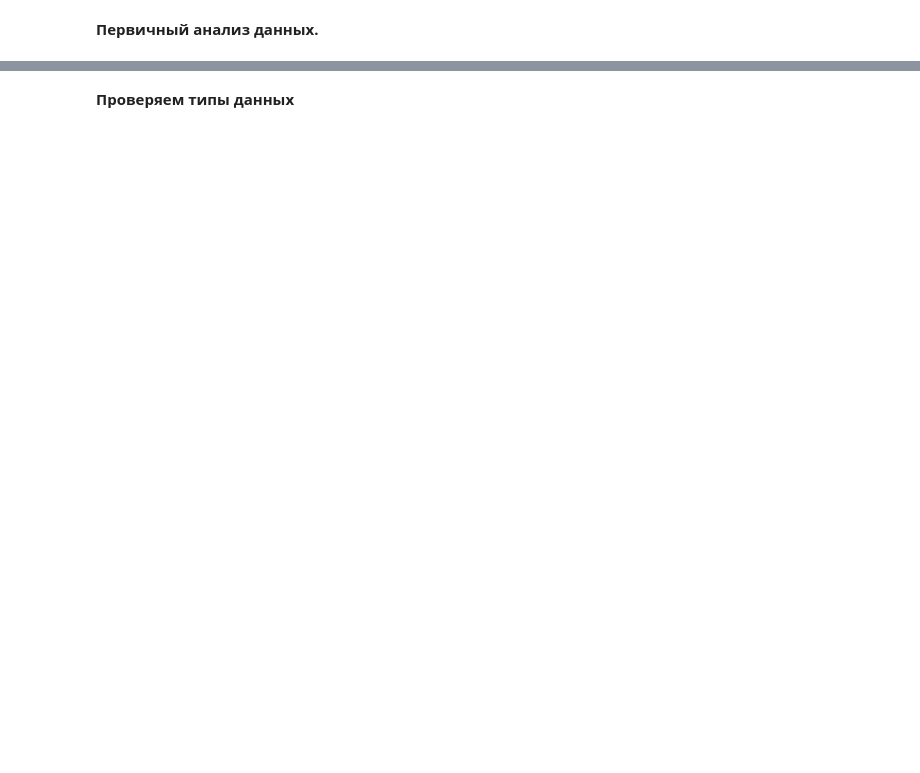
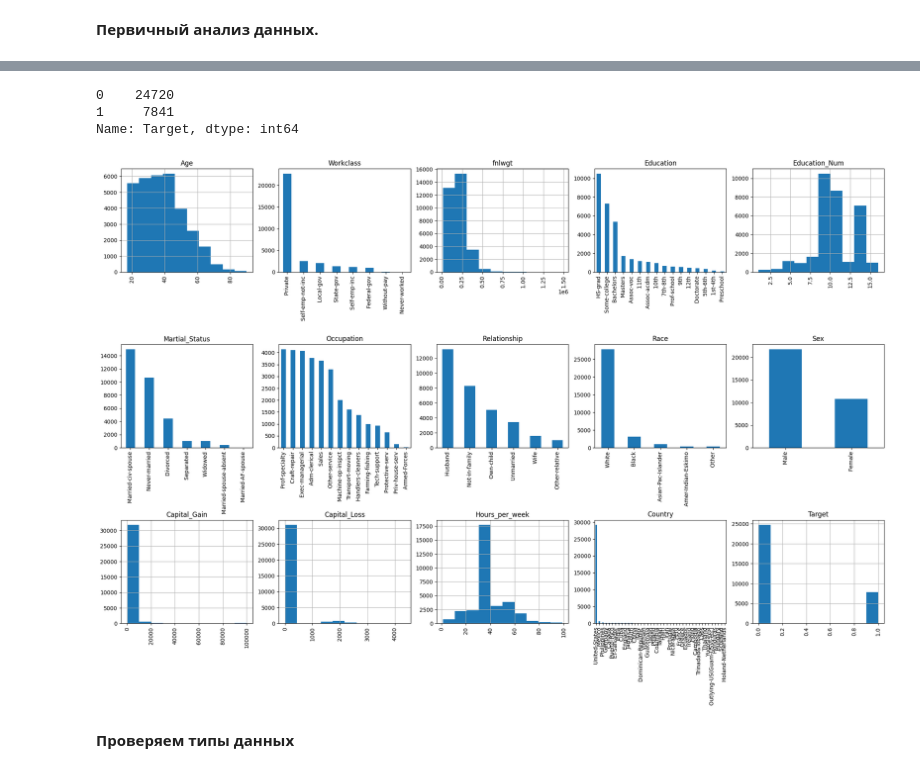
Before and after one commit to amhtj/DL-HSE, a Jupyter notebook: homeworks/0205_homework.ipynb, the cells around one changed output, grey strips where cells are left out. Saved outputs shown, nothing was run; the diff lists cells and outputs as text; code cells hidden in the pictures; blank space fills up the shorter version.

```diff
--- a/homeworks/0205_homework.ipynb
+++ b/homeworks/0205_homework.ipynb
@@ -92,6 +102,5 @@ https://archive.ics.uci.edu/ml/datasets/adult (для ознакомления,
 # %% [markdown]
 **Считываем обучающую и тестовую выборки.**
 # %%
-# если в Jupyter Notebook:
-
-data_train = pd.read_csv('../../data/adult_train.csv', sep=';')
+data_train = pd.read_csv('../datasets/adult_train.csv', sep=';')
+data_train.tail()
@@ -104,25 +124,14 @@ data_test.tail()
-# %%
-# если в Google Colab:
-
-from google.colab import drive
-drive.mount('/content/drive')
-
-data_train = pd.read_csv("/content/drive/MyDrive/adult_train.csv", sep=';')
-data_train.tail()
-
-data_test = pd.read_csv("/content/drive/MyDrive/adult_test.csv", sep=';')
-data_test.tail()
 # %%
 # необходимо убрать строки с неправильными метками в тестовой выборке
 data_test = data_test[(data_test['Target'] == ' >50K.')
                       | (data_test['Target']==' <=50K.')]
 
 # перекодируем target в числовое поле
-data_train.at[data_train['Target'] == ' <=50K', 'Target'] = 0
-data_train.at[data_train['Target'] == ' >50K', 'Target'] = 1
+data_train.replace(' <=50K', 0, inplace=True)
+data_train.replace(' >50K', 1, inplace=True)
 
-data_test.at[data_test['Target'] == ' <=50K.', 'Target'] = 0
-data_test.at[data_test['Target'] == ' >50K.', 'Target'] = 1
+data_test.replace(' <=50K.', 0, inplace=True)
+data_test.replace(' >50K.', 1, inplace=True)
 # %% [markdown]
 **Первичный анализ данных.**
 # %%
@@ -130,18 +156,24 @@ data_test.describe(include='all').T
 # %%
 data_train['Target'].value_counts()
+# %% [output]
+0    24720
+1     7841
+Name: Target, dtype: int64
 # %%
 fig = plt.figure(figsize=(25, 15))
 cols = 5
-rows = np.ceil(float(data_train.shape[1]) / cols)
+rows = int(np.ceil(float(data_train.shape[1]) / cols))
 for i, column in enumerate(data_train.columns):
     ax = fig.add_subplot(rows, cols, i + 1)
     ax.set_title(column)
-    if data_train.dtypes[column] == np.object:
+    if data_train.dtypes[column] == np.object_:
         data_train[column].value_counts().plot(kind="bar", axes=ax)
     else:
         data_train[column].hist(axes=ax)
         plt.xticks(rotation="vertical")
 plt.subplots_adjust(hspace=0.7, wspace=0.2)
+# %% [output]
+[figure, added]
 # %% [markdown]
 **Проверяем типы данных**
 # %%
```
Also changed, not shown: parts of 40 cells of this notebook.
